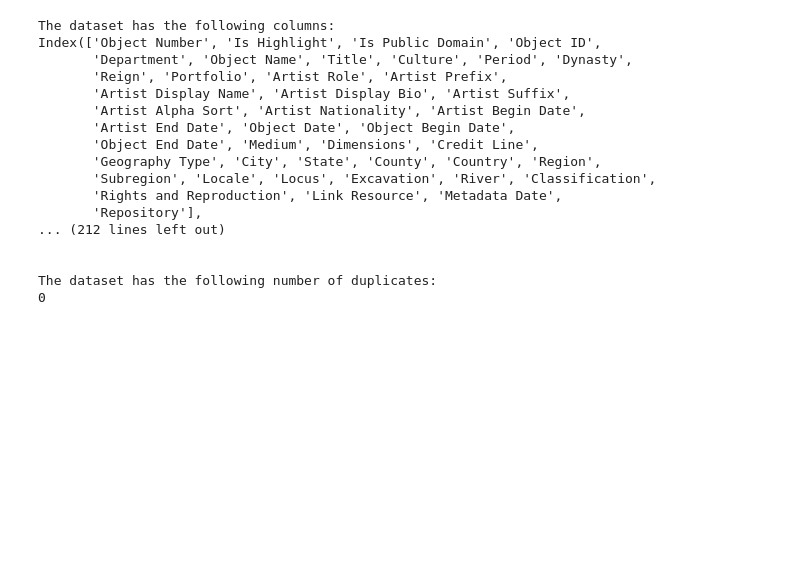
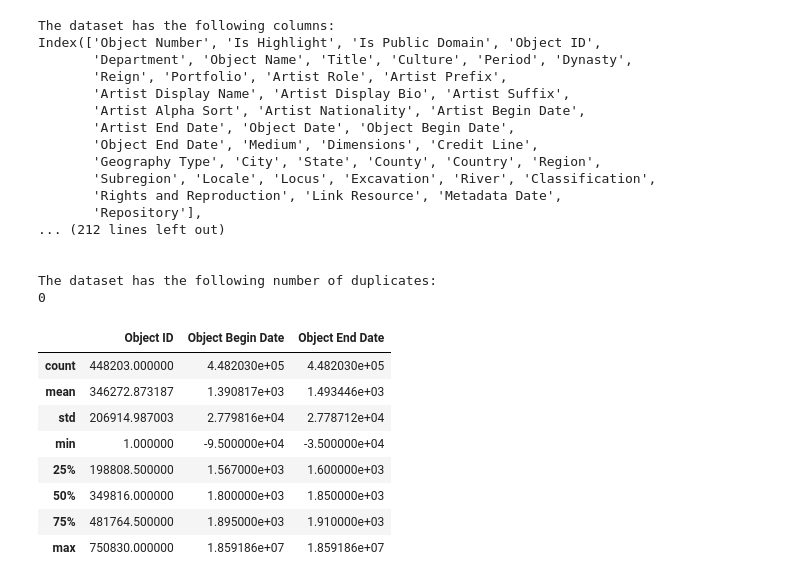
Before and after one commit to MoeinDSP/Data-and-Information-Quality, a Jupyter notebook: DIQ.ipynb, the cells around one changed output. Cells and saved outputs as stored; diff of their text form; code cells hidden in the pictures; blank space fills up the shorter version.

```diff
--- a/DIQ.ipynb
+++ b/DIQ.ipynb
@@ -168,3 +168,15 @@ Index(['Object Number', 'Is Highlight', 'Is Public Domain', 'Object ID',
 
 The dataset has the following number of duplicates:
 0
+# %%
+dataset.describe()
+# %% [output]
+|  | Object ID | Object Begin Date | Object End Date |
+| count | 448203.000000 | 4.482030e+05 | 4.482030e+05 |
+| mean | 346272.873187 | 1.390817e+03 | 1.493446e+03 |
+| std | 206914.987003 | 2.779816e+04 | 2.778712e+04 |
+| min | 1.000000 | -9.500000e+04 | -3.500000e+04 |
+| 25% | 198808.500000 | 1.567000e+03 | 1.600000e+03 |
+| 50% | 349816.000000 | 1.800000e+03 | 1.850000e+03 |
+| 75% | 481764.500000 | 1.895000e+03 | 1.910000e+03 |
+| max | 750830.000000 | 1.859186e+07 | 1.859186e+07 |
```
Also changed, not shown: parts of 10 cells of this notebook.
